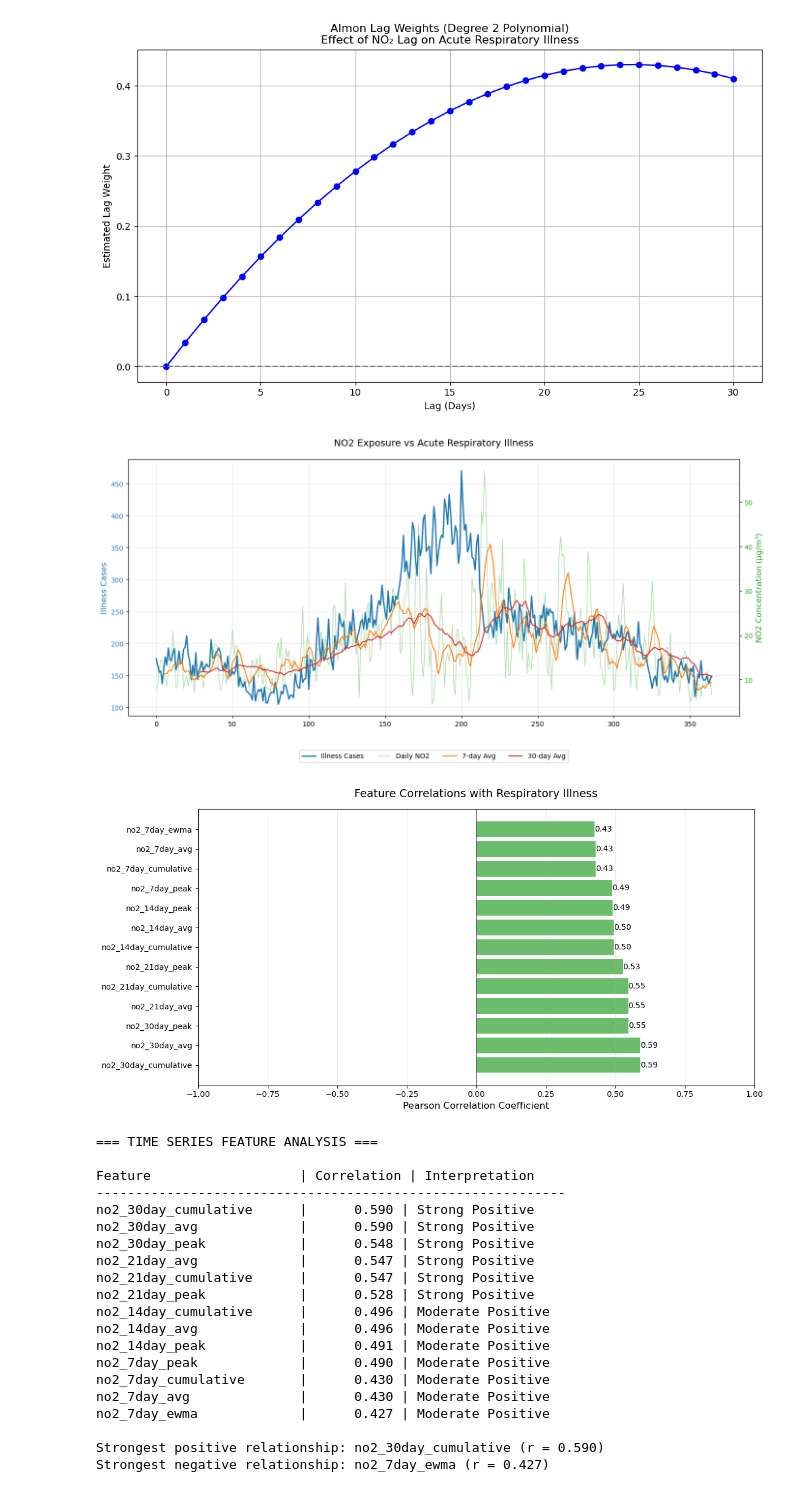
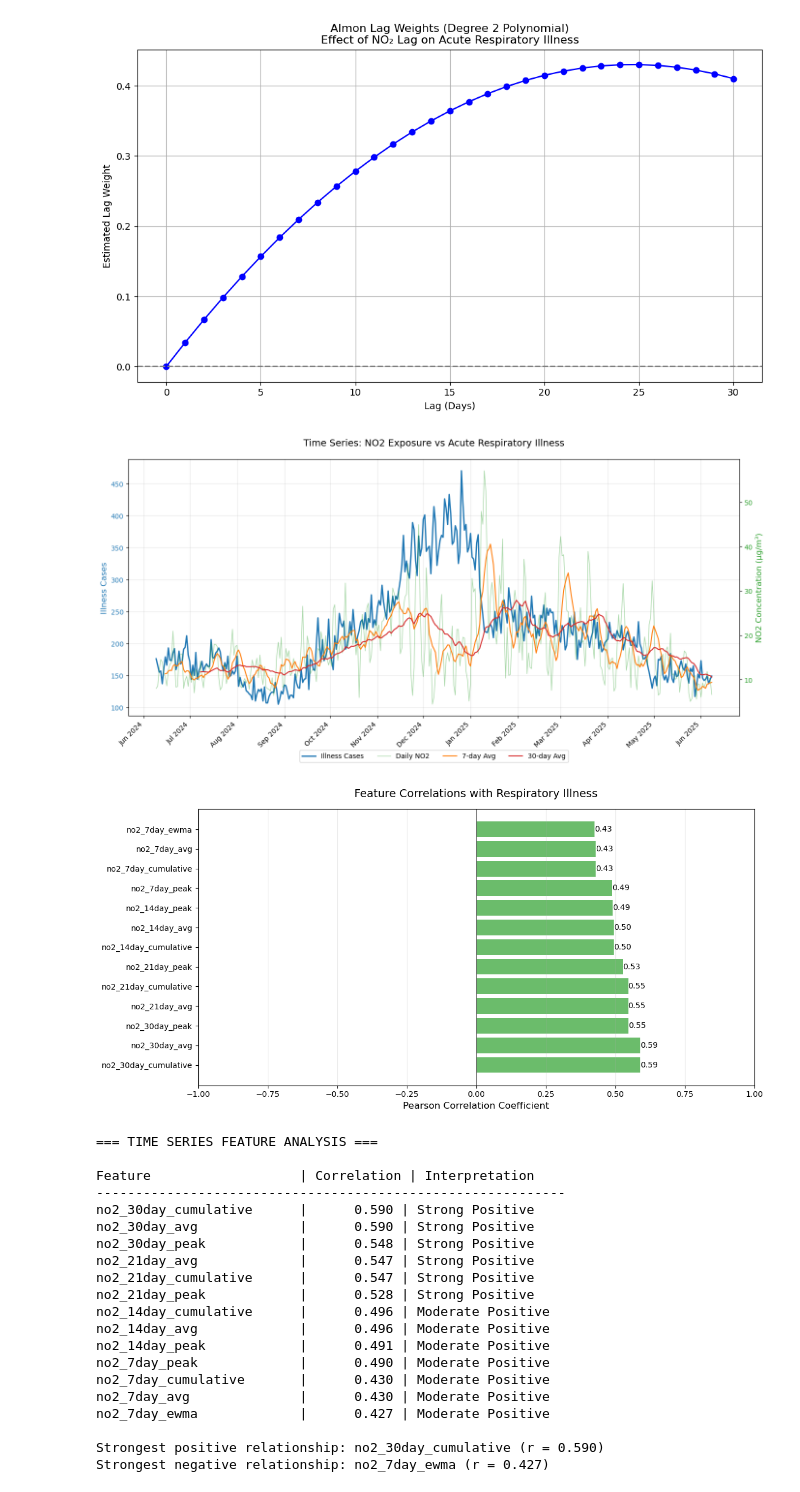
Before and after one commit to Kapil-srivastava-okay/respiratory_illness_air_quality_analysis, a Jupyter notebook: advanced_lag_analysis.ipynb, the cells around one changed output. Drawn from its saved outputs; the diff is of its cells as text; code cells hidden in the pictures.

```diff
--- a/advanced_lag_analysis.ipynb
+++ b/advanced_lag_analysis.ipynb
@@ -186,11 +186,15 @@ def create_time_series_features(df, x_col, windows=[7, 14, 21, 30], ewma_span=7)
 # Create features and compute correlations
 df_features, feature_correlations = create_time_series_features(df, 'nitric_dioxide')
 
-# --- Plot 1: Time Series Visualization ---
+import matplotlib.dates as mdates
+
+# Ensure datetime index
+df_features = df_features.set_index('date')
+
 plt.figure(figsize=(14, 7))
-plt.title('NO2 Exposure vs Acute Respiratory Illness', pad=20, fontsize=14)
+plt.title('Time Series: NO2 Exposure vs Acute Respiratory Illness', pad=20, fontsize=14)
 
-# Primary axis for illness cases
+# Primary axis
 ax1 = plt.gca()
 ax1.plot(df_features.index, df_features['acute_respiratory_illness'],
          label='Illness Cases', color='tab:blue', linewidth=2)
@@ -198,7 +202,12 @@ ax1.set_ylabel('Illness Cases', color='tab:blue', fontsize=12)
 ax1.tick_params(axis='y', labelcolor='tab:blue')
 ax1.grid(True, alpha=0.3)
 
-# Secondary axis for NO2 metrics
+# Format x-axis as month name + year
+ax1.xaxis.set_major_formatter(mdates.DateFormatter('%b %Y'))  # e.g., Jan 2023
+ax1.xaxis.set_major_locator(mdates.MonthLocator())            # Monthly ticks
+plt.setp(ax1.get_xticklabels(), rotation=45, ha='right')
+
+# Secondary axis
 ax2 = ax1.twinx()
 ax2.plot(df_features.index, df_features['nitric_dioxide'],
          label='Daily NO2', color='tab:green', alpha=0.4, linewidth=1)
@@ -217,6 +226,7 @@ ax1.legend(lines1 + lines2, labels1 + labels2,
 
 plt.tight_layout()
 plt.show()
+
 
 # --- Plot 2: Feature Correlations ---
 plt.figure(figsize=(12, 6))
@@ -231,34 +241,34 @@ plt.xlabel('Pearson Correlation Coefficient', fontsize=12)
 plt.xlim(-1, 1)
 plt.axvline(0, color='black', linewidth=0.5)
 plt.grid(True, axis='x', alpha=0.3)
 
 # Add correlation values on bars
 for i, (k, v) in enumerate(sorted_corrs.items()):
     plt.text(v, i, f'{v:.2f}',
              ha='left' if v > 0 else 'right',
              va='center',
              color='black',
              fontsize=10)
 
 plt.tight_layout()
 plt.show()
 
 # --- Print Summary Statistics ---
 print("\n=== TIME SERIES FEATURE ANALYSIS ===")
 print(f"\n{'Feature':<25} | {'Correlation':>10} | {'Interpretation':<15}")
 print("-"*60)
 for feature, corr in sorted_corrs.items():
     strength = "Weak" if abs(corr) < 0.3 else "Moderate" if abs(corr) < 0.5 else "Strong"
     direction = "Positive" if corr > 0 else "Negative"
     print(f"{feature:<25} | {corr:>10.3f} | {f'{strength} {direction}':<15}")
 
 # Show strongest relationships
 strongest_pos = max(feature_correlations.items(), key=lambda x: x[1])
 strongest_neg = min(feature_correlations.items(), key=lambda x: x[1])
 print(f"\nStrongest positive relationship: {strongest_pos[0]} (r = {strongest_pos[1]:.3f})")
 print(f"Strongest negative relationship: {strongest_neg[0]} (r = {strongest_neg[1]:.3f})")
 # %% [output]
-[figure, old version]
+[figure, new version]
 [figure]
 === TIME SERIES FEATURE ANALYSIS ===
 
```
Also changed, not shown: parts of 2 cells of this notebook, 4 other files.
